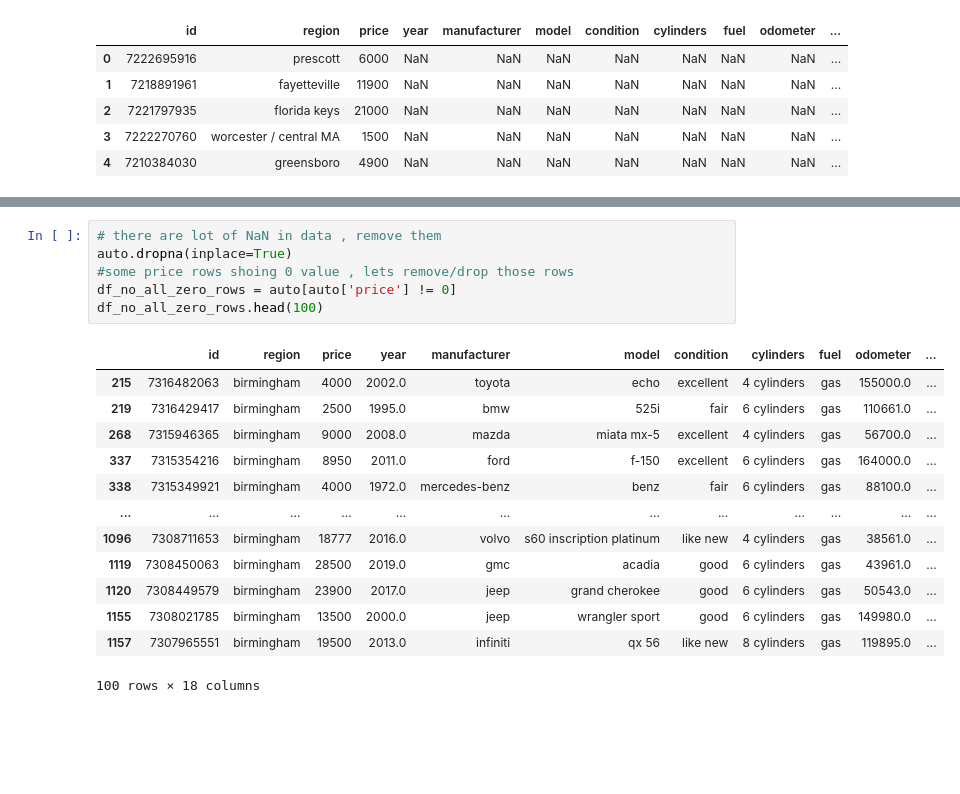
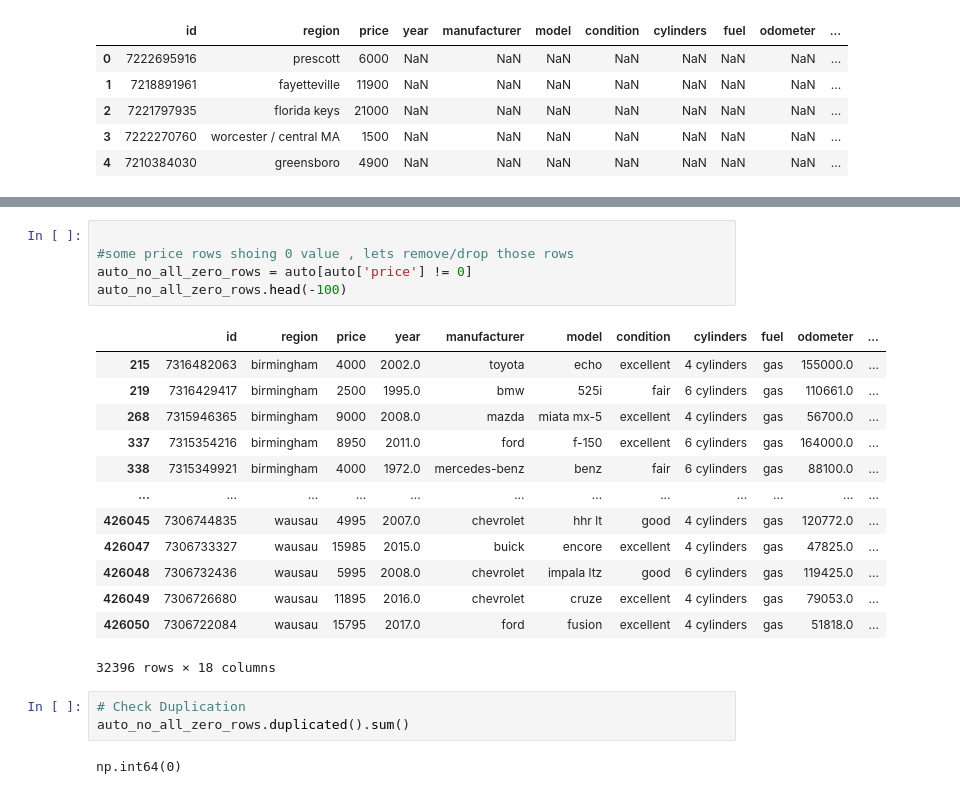
Before and after one commit to hemantborse/Practical-Application---Car-Pricing, a Jupyter notebook: Car_price.ipynb, the cells around one changed output, grey strips where cells are left out. Cells and saved outputs as stored; diff of their text form; blank space fills up the shorter version.

```diff
--- a/Car_price.ipynb
+++ b/Car_price.ipynb
@@ -29,20 +78,24 @@ auto.head()
 # %%
-# there are lot of NaN in data , remove them
-auto.dropna(inplace=True)
+
 #some price rows shoing 0 value , lets remove/drop those rows
-df_no_all_zero_rows = auto[auto['price'] != 0]
-df_no_all_zero_rows.head(100)
+auto_no_all_zero_rows = auto[auto['price'] != 0]
+auto_no_all_zero_rows.head(-100)
 # %% [output]
 |  | id | region | price | year | manufacturer | model | condition | cylinders | fuel | odometer | ... |
 | 215 | 7316482063 | birmingham | 4000 | 2002.0 | toyota | echo | excellent | 4 cylinders | gas | 155000.0 | ... |
 | 219 | 7316429417 | birmingham | 2500 | 1995.0 | bmw | 525i | fair | 6 cylinders | gas | 110661.0 | ... |
 | 268 | 7315946365 | birmingham | 9000 | 2008.0 | mazda | miata mx-5 | excellent | 4 cylinders | gas | 56700.0 | ... |
 | 337 | 7315354216 | birmingham | 8950 | 2011.0 | ford | f-150 | excellent | 6 cylinders | gas | 164000.0 | ... |
 | 338 | 7315349921 | birmingham | 4000 | 1972.0 | mercedes-benz | benz | fair | 6 cylinders | gas | 88100.0 | ... |
 | ... | ... | ... | ... | ... | ... | ... | ... | ... | ... | ... | ... |
-| 1096 | 7308711653 | birmingham | 18777 | 2016.0 | volvo | s60 inscription platinum | like new | 4 cylinders | gas | 38561.0 | ... |
-| 1119 | 7308450063 | birmingham | 28500 | 2019.0 | gmc | acadia | good | 6 cylinders | gas | 43961.0 | ... |
-| 1120 | 7308449579 | birmingham | 23900 | 2017.0 | jeep | grand cherokee | good | 6 cylinders | gas | 50543.0 | ... |
-| 1155 | 7308021785 | birmingham | 13500 | 2000.0 | jeep | wrangler sport | good | 6 cylinders | gas | 149980.0 | ... |
-| 1157 | 7307965551 | birmingham | 19500 | 2013.0 | infiniti | qx 56 | like new | 8 cylinders | gas | 119895.0 | ... |
+| 426045 | 7306744835 | wausau | 4995 | 2007.0 | chevrolet | hhr lt | good | 4 cylinders | gas | 120772.0 | ... |
+| 426047 | 7306733327 | wausau | 15985 | 2015.0 | buick | encore | excellent | 4 cylinders | gas | 47825.0 | ... |
+| 426048 | 7306732436 | wausau | 5995 | 2008.0 | chevrolet | impala ltz | good | 6 cylinders | gas | 119425.0 | ... |
+| 426049 | 7306726680 | wausau | 11895 | 2016.0 | chevrolet | cruze | excellent | 4 cylinders | gas | 79053.0 | ... |
+| 426050 | 7306722084 | wausau | 15795 | 2017.0 | ford | fusion | excellent | 4 cylinders | gas | 51818.0 | ... |
-100 rows × 18 columns
+32396 rows × 18 columns
+# %%
+# Check Duplication
+auto_no_all_zero_rows.duplicated().sum()
+# %% [output]
+np.int64(0)
```
Also changed, not shown: parts of 13 cells of this notebook.
